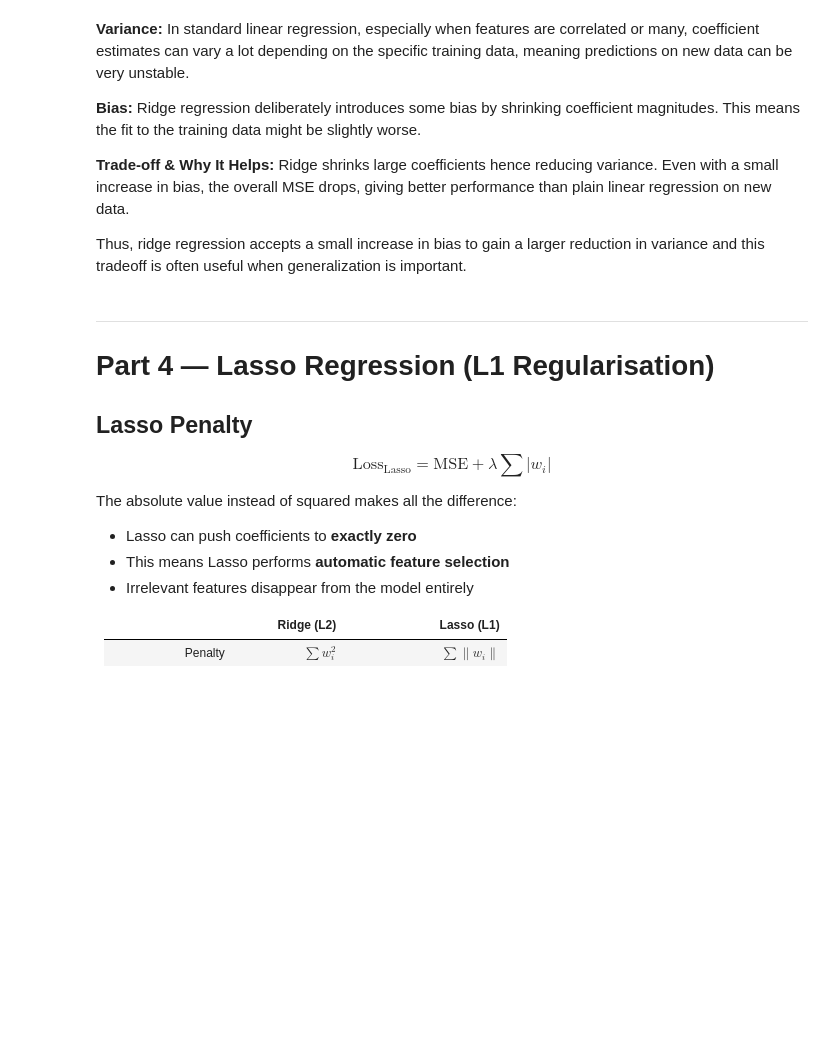
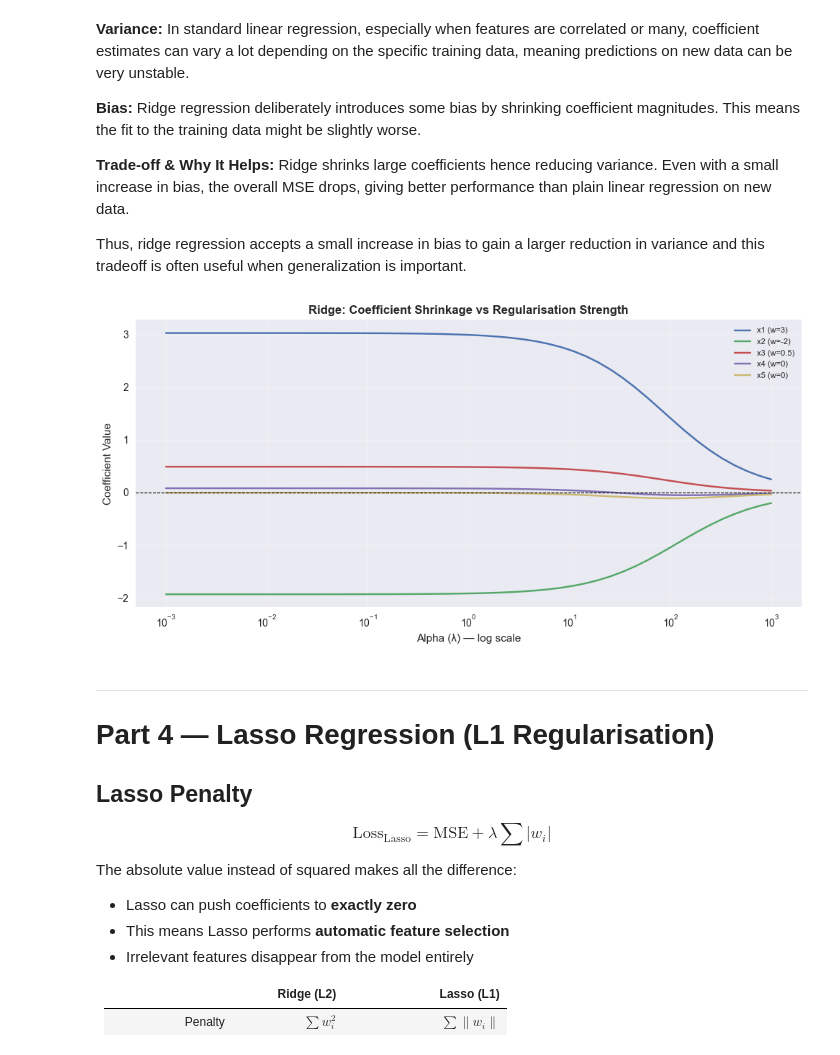
Before and after one commit to shashwatsrma/ML-training, a Jupyter notebook: day_6_Linear_&_Logistic_Regression.ipynb, the cells around one changed output. Saved outputs shown, nothing was run; the diff lists cells and outputs as text; code cells hidden in the pictures; blank space fills up the shorter version.

```diff
--- a/day_6_Linear_&_Logistic_Regression.ipynb
+++ b/day_6_Linear_&_Logistic_Regression.ipynb
@@ -358,34 +385,41 @@ Thus, ridge regression accepts a small increase in bias to gain a larger reducti
 np.random.seed(42)
 n = 100
 X_r = np.random.randn(n, 5)
 # True weights: [3, -2, 0.5, 0, 0] — last two features are noise
 y_r = 3*X_r[:,0] - 2*X_r[:,1] + 0.5*X_r[:,2] + np.random.randn(n)*0.5
 
 alphas = np.logspace(-3, 3, 50)  # 0.001 to 1000
 feature_names = ['x1 (w=3)', 'x2 (w=-2)', 'x3 (w=0.5)', 'x4 (w=0)', 'x5 (w=0)']
 
 # YOUR CODE HERE — collect coefficients for each alpha
 coef_matrix = []  # shape: (len(alphas), 5)
-
+for alpha in alphas:
+    ridge = Ridge(alpha=alpha)
+    ridge.fit(X_r, y_r)
+    coef_matrix.append(ridge.coef_)
 
 coef_matrix = np.array(coef_matrix)
 
 fig, ax = plt.subplots(figsize=(10, 5))
 # YOUR CODE HERE — plot coefficient paths
+for i in range(coef_matrix.shape[1]):
+    ax.plot(alphas, coef_matrix[:, i], label=feature_names[i])
 
 
 ax.set_xscale('log')
 ax.set_title('Ridge: Coefficient Shrinkage vs Regularisation Strength', fontweight='bold')
 ax.set_xlabel('Alpha (λ) — log scale')
 ax.set_ylabel('Coefficient Value')
 ax.axhline(0, color='black', linewidth=0.8, linestyle='--')
 ax.legend(fontsize=8)
 ax.grid(alpha=0.3)
 plt.tight_layout()
 plt.show()
 
 # 📝 Do any coefficients reach exactly zero? What does that tell you about Ridge?
 # ...
+# %% [output]
+[figure, added]
 # %% [markdown]
 ---
 # Part 4 — Lasso Regression (L1 Regularisation)
```
Also changed, not shown: parts of 19 cells of this notebook.
